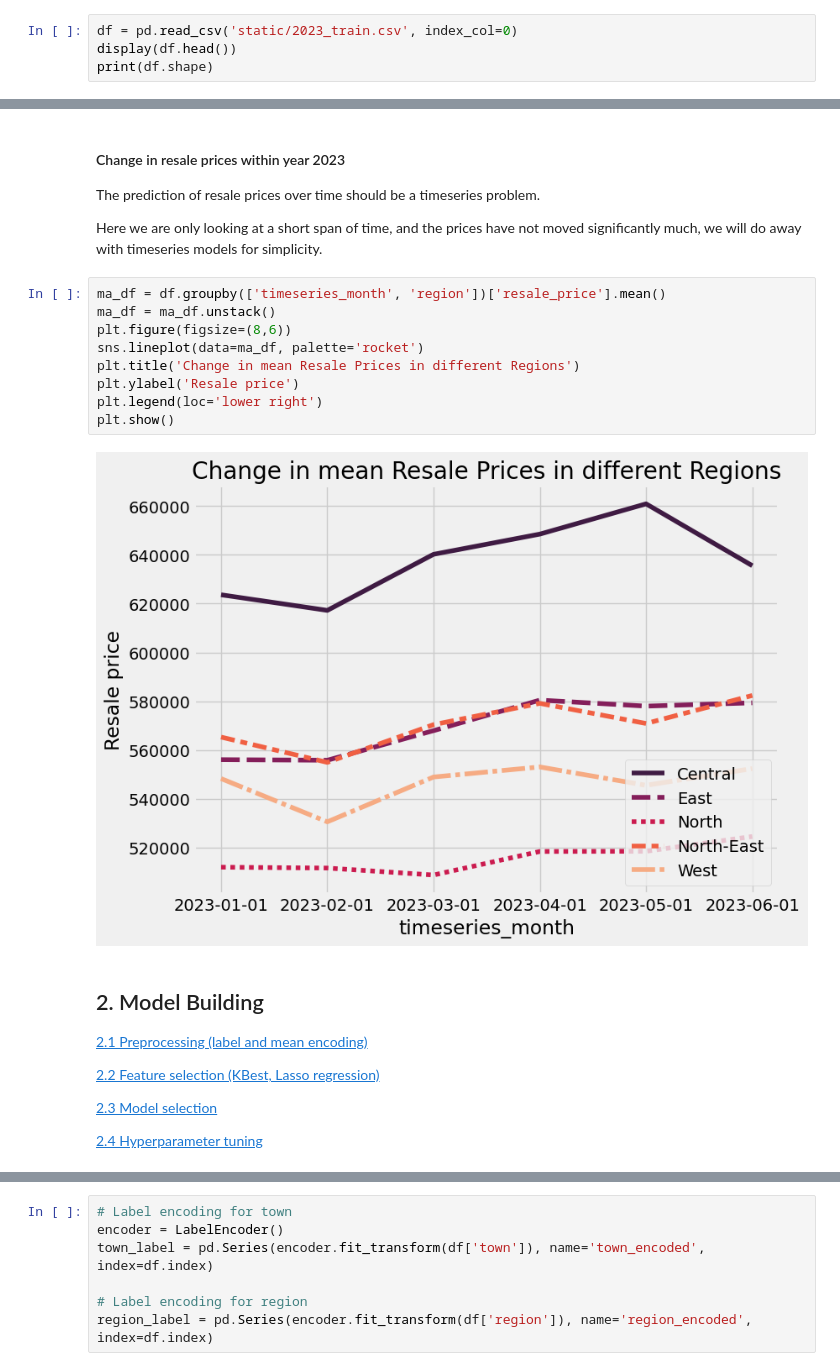
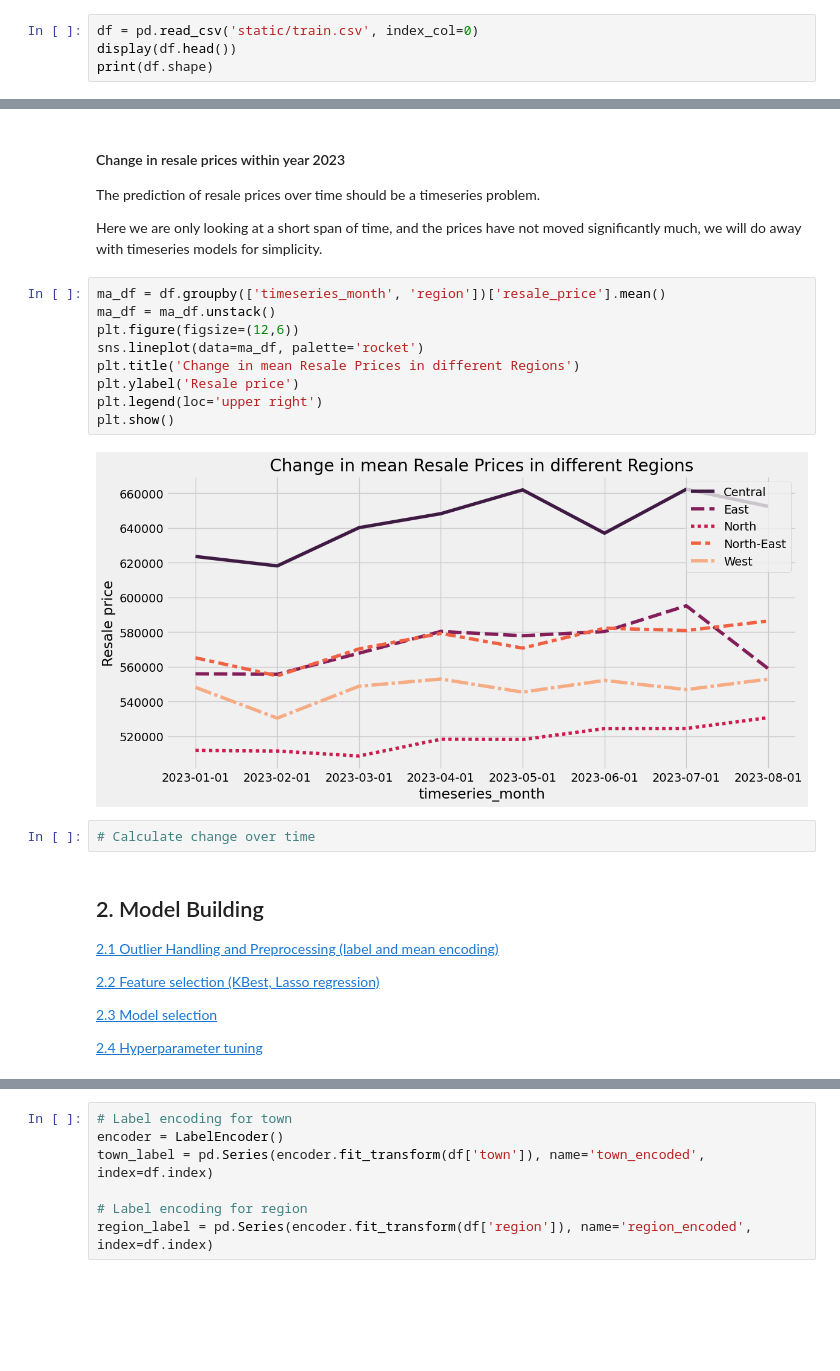
Before and after one commit to sienlonglim/ml_webapp, a Jupyter notebook: notebooks/model_building.ipynb, the cells around one changed output, grey strips where cells are left out. Saved outputs shown, nothing was run; the diff lists cells and outputs as text; blank space fills up the shorter version.

```diff
--- a/notebooks/model_building.ipynb
+++ b/notebooks/model_building.ipynb
@@ -23,5 +26,5 @@ print(f'Working directory: {str(os.getcwd())}')
 # %%
-df = pd.read_csv('static/2023_train.csv', index_col=0)
+df = pd.read_csv('static/train.csv', index_col=0)
 display(df.head())
 print(df.shape)
 # %% [output]
@@ -218,17 +211,19 @@ Here we are only looking at a short span of time, and the prices have not moved
 # %%
 ma_df = df.groupby(['timeseries_month', 'region'])['resale_price'].mean()
 ma_df = ma_df.unstack()
-plt.figure(figsize=(8,6))
+plt.figure(figsize=(12,6))
 sns.lineplot(data=ma_df, palette='rocket')
 plt.title('Change in mean Resale Prices in different Regions')
 plt.ylabel('Resale price')
-plt.legend(loc='lower right')
+plt.legend(loc='upper right')
 plt.show()
 # %% [output]
-[figure, old version]
+[figure, new version]
+# %%
+# Calculate change over time
 # %% [markdown]
 ## <div id="2">2. Model Building</div>
-<a href='#2.1'>2.1 Preprocessing (label and mean encoding)</a>
+<a href='#2.1'>2.1 Outlier Handling and Preprocessing (label and mean encoding)</a>
 
 <a href='#2.2'>2.2 Feature selection (KBest, Lasso regression)</a>
 
```
Also changed, not shown: parts of 13 cells of this notebook, 1 other file.
